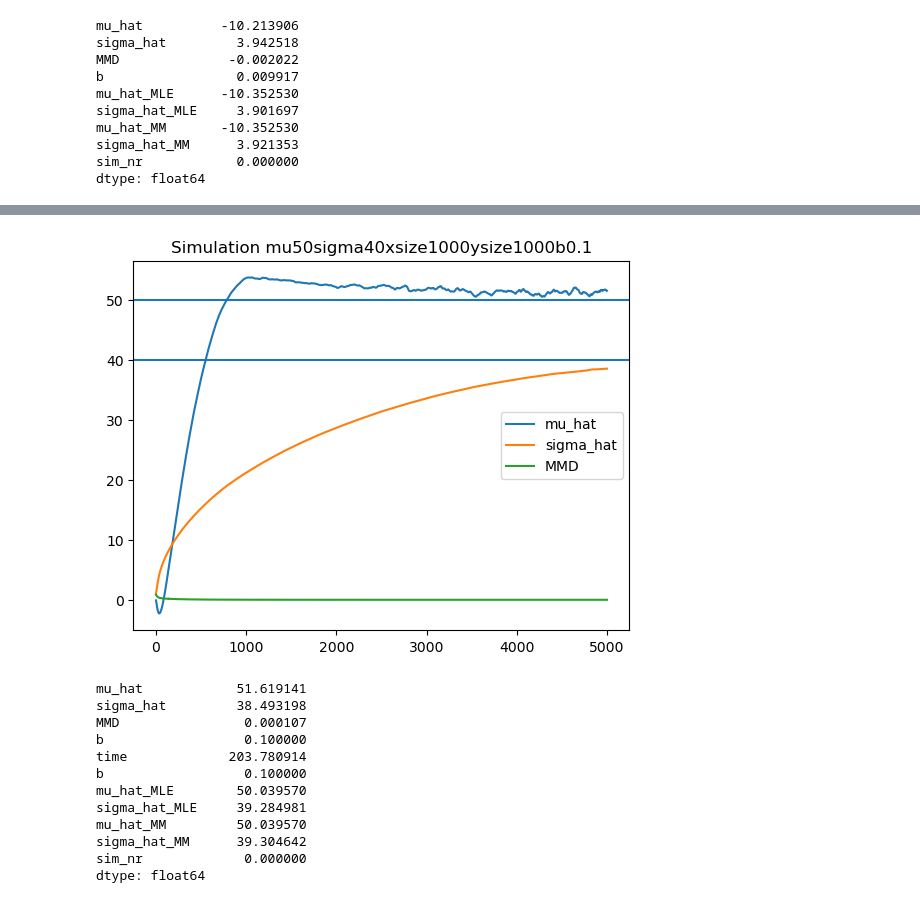
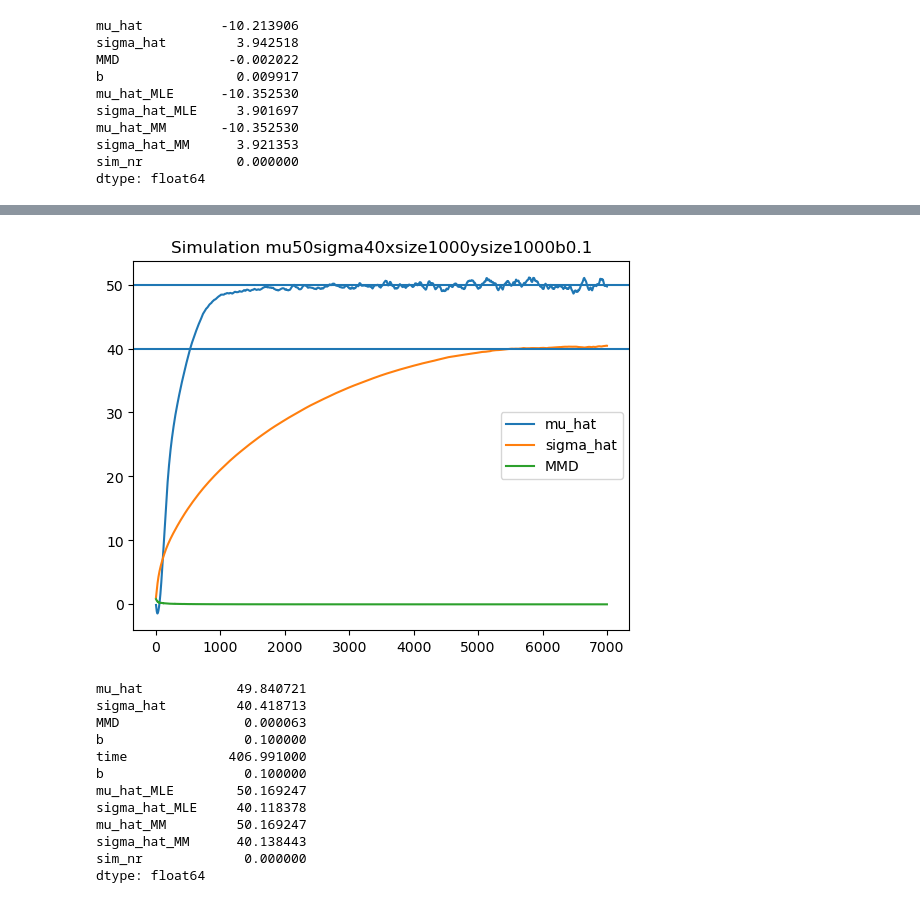
Before and after one commit to GiantDwarf42/master_thesis2, a Jupyter notebook: Gaussian_tracking.ipynb, the cells around one changed output, grey strips where cells are left out. Saved outputs shown, nothing was run; the diff lists cells and outputs as text; code cells hidden in the pictures.

Commit message:
added check for convergence iteration number for Flo to show

```diff
--- a/Gaussian_tracking.ipynb
+++ b/Gaussian_tracking.ipynb
@@ -820,7 +905,7 @@ dtype: float64
 # %%
 sample_size = 1000
 y_sample_size = 1000
-nr_iterations = 5000
+nr_iterations = 7000
 lr = 0.1
 nr_simulations = 1
 
@@ -923,13 +1012,13 @@ Simulation nr 0, done in 0:03:24.815323
-[figure, old version]
+[figure, new version]
-mu_hat            51.619141
-sigma_hat         38.493198
-MMD                0.000107
+mu_hat            49.840721
+sigma_hat         40.418713
+MMD                0.000063
 b                  0.100000
-time             203.780914
+time             406.991000
 b                  0.100000
-mu_hat_MLE        50.039570
-sigma_hat_MLE     39.284981
-mu_hat_MM         50.039570
-sigma_hat_MM      39.304642
+mu_hat_MLE        50.169247
+sigma_hat_MLE     40.118378
+mu_hat_MM         50.169247
+sigma_hat_MM      40.138443
 sim_nr             0.000000
 dtype: float64
```
Also changed, not shown: parts of 12 cells of this notebook, 1 other file.
